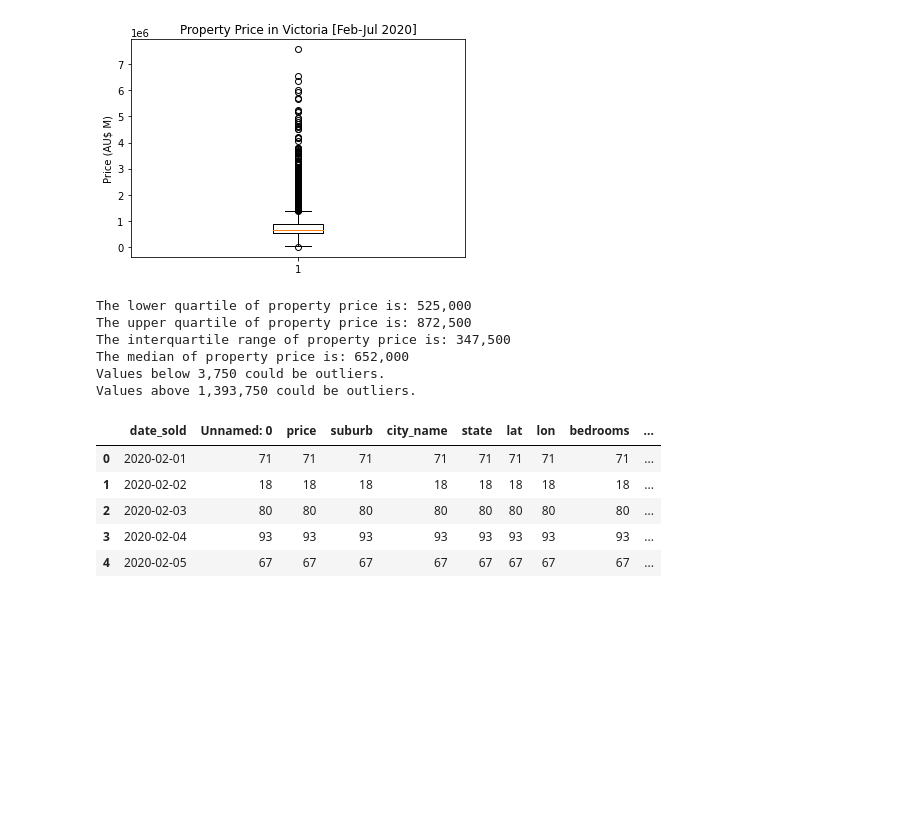
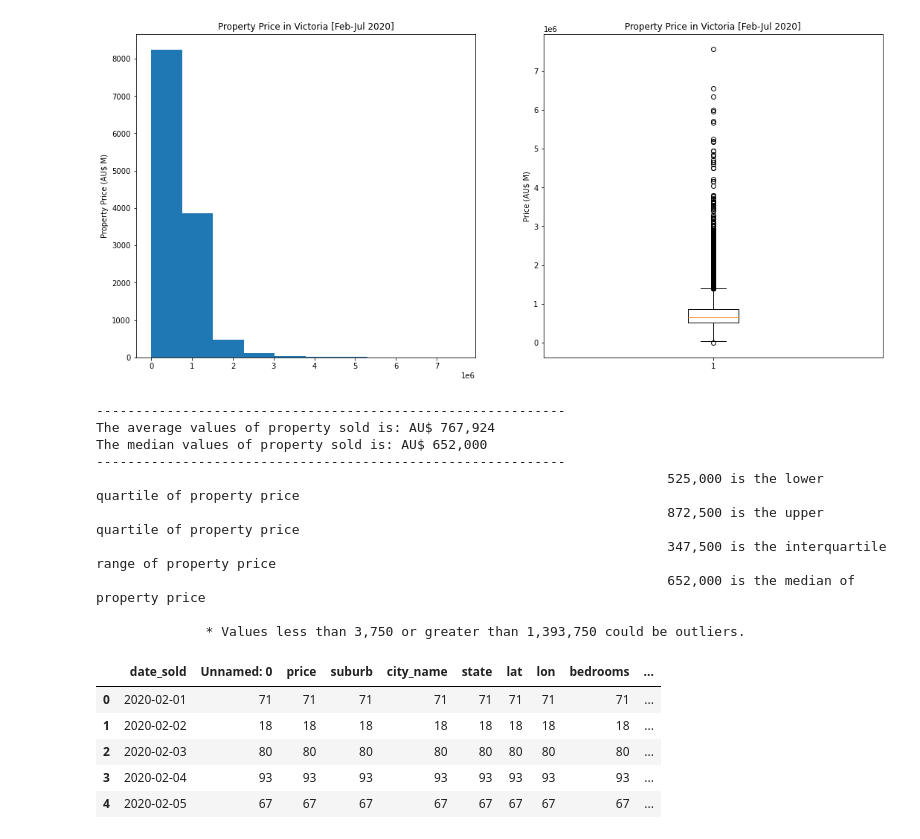
Before and after one commit to jeremychiaa/covid-victorian-real-estate, a Jupyter notebook: ppt_inco.ipynb, the cells around one changed output. Drawn from its saved outputs; the diff is of its cells as text; code cells hidden in the pictures; blank space fills up the shorter version.

```diff
--- a/ppt_inco.ipynb
+++ b/ppt_inco.ipynb
@@ -50,12 +32,3 @@ The median values of property sold during the period is: AU$ 652,000
-# %%
-# boxplot chart
-
-plt.boxplot(ppt_df.price);
-plt.title('Property Price in Victoria [Feb-Jul 2020]')
-plt.ylabel('Price (AU$ M)')
-plt.show()
-# %% [output]
-[figure, removed]
 # %%
 # Calculation of IQR and Outliers
 
@@ -65,19 +38,59 @@ lowerq = quartiles[0.25]
 upperq = quartiles[0.75]
 iqr = upperq-lowerq
 
-print(f"The lower quartile of property price is: {lowerq:0,.0f}")
-print(f"The upper quartile of property price is: {upperq:0,.0f}")
-print(f"The interquartile range of property price is: {iqr:0,.0f}")
-print(f"The median of property price is: {quartiles[0.5]:0,.0f}")
+# print(f"The lower quartile of property price is: {lowerq:0,.0f}")
+# print(f"The upper quartile of property price is: {upperq:0,.0f}")
+# print(f"The interquartile range of property price is: {iqr:0,.0f}")
+# print(f"The median of property price is: {quartiles[0.5]:0,.0f}")
 
 lower_bound = lowerq - (1.5*iqr)
 upper_bound = upperq + (1.5*iqr)
-print(f"Values below {lower_bound:0,.0f} could be outliers.")
-print(f"Values above {upper_bound:0,.0f} could be outliers.")
+
+# print(f"* Values below {lower_bound:0,.0f} could be outliers.")
+# print(f"* Values above {upper_bound:0,.0f} could be outliers.")
-# %% [output]
-The lower quartile of property price is: 525,000
-The upper quartile of property price is: 872,500
-The interquartile range of property price is: 347,500
-The median of property price is: 652,000
-Values below 3,750 could be outliers.
-Values above 1,393,750 could be outliers.
+# %%
+# histogram chart
+
+plt.figure(figsize=(18,8))
+
+plt.subplot(1, 2, 1)
+
+plt.hist(ppt_df.price);
+plt.ylabel("Property Price (AU$ M)")
+
+plt.title('Property Price in Victoria [Feb-Jul 2020]')
+# boxplot chart
+
+plt.subplot(1, 2, 2)
+
+plt.boxplot(ppt_df.price);
+plt.title('Property Price in Victoria [Feb-Jul 2020]')
+plt.ylabel('Price (AU$ M)')
+plt.show()
+
+print('------------------------------------------------------------')
+print(f"The average values of property sold is: AU$ {avg_price:0,.0f}")
+print(f"The median values of property sold is: AU$ {median_price:0,.0f}")
+print('------------------------------------------------------------')
+
+txt1 = f"{lowerq:0,.0f}"
+txt2 = f"{upperq:0,.0f}"
+txt3 = f"{iqr:0,.0f}"
+txt4 = f"{quartiles[0.5]:0,.0f}"
+print(txt1.rjust(80), "is the lower quartile of property price" )
+print(txt2.rjust(80), "is the upper quartile of property price")
+print(txt3.rjust(80), "is the interquartile range of property price")
+print(txt4.rjust(80), "is the median of property price\n")
+print(f"              * Values less than {lower_bound:0,.0f} or greater than {upper_bound:0,.0f} could be outliers.")
+# %% [output]
+[figure, added]
+------------------------------------------------------------
+The average values of property sold is: AU$ 767,924
+The median values of property sold is: AU$ 652,000
+------------------------------------------------------------
+                                                                         525,000 is the lower quartile of property price
+                                                                         872,500 is the upper quartile of property price
+                                                                         347,500 is the interquartile range of property price
+                                                                         652,000 is the median of property price
+
+              * Values less than 3,750 or greater than 1,393,750 could be outliers.
```
Also changed, not shown: parts of 15 cells of this notebook, 4 other files.
